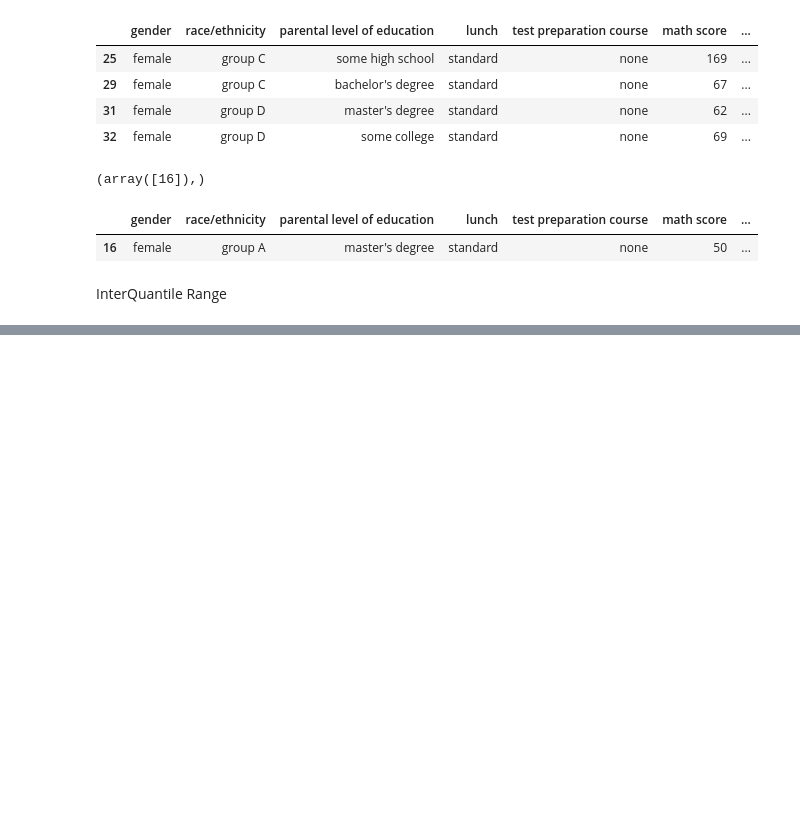
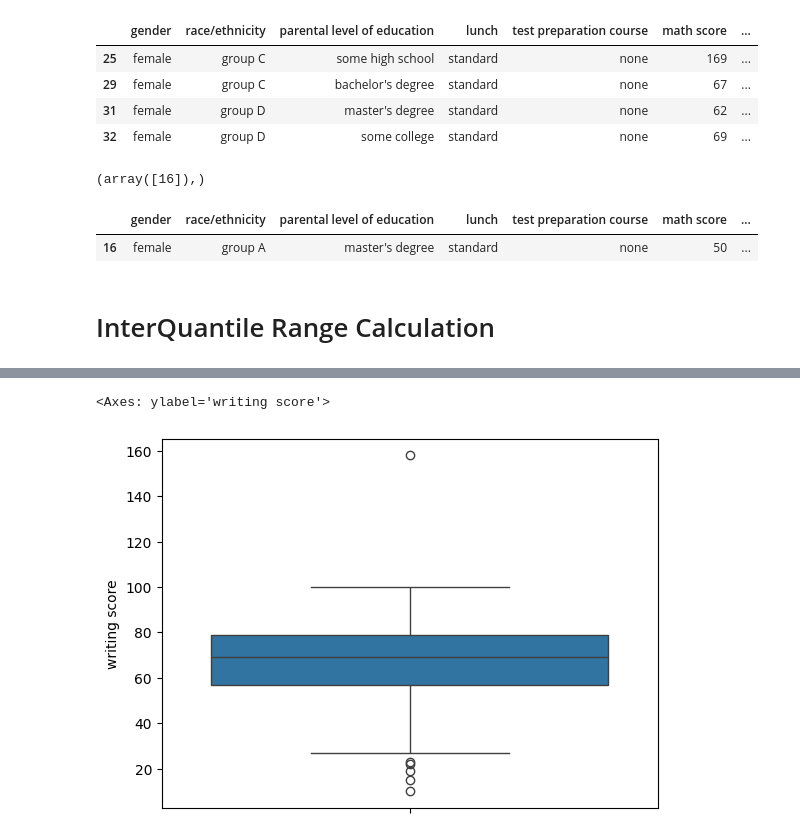
Before and after one commit to Kunals0612/TE_Lab_Assignments, a Jupyter notebook: DSBDAL/Assignment2.ipynb, the cells around one changed output, grey strips where cells are left out. Cells and saved outputs as stored; diff of their text form; code cells hidden in the pictures; blank space fills up the shorter version.

```diff
--- a/DSBDAL/Assignment2.ipynb
+++ b/DSBDAL/Assignment2.ipynb
@@ -54,7 +54,3 @@ math score                     0
 reading score                  0
 writing score                  0
 dtype: int64
-# %%
-df['math score'].fillna(df['math score'].mean(),inplace=True)
-df['reading score'].fillna(df['reading score'].mean(),inplace=True)
-df['writing score'].fillna(df['writing score'].mean(),inplace=True)
@@ -141,8 +80,8 @@ outlier_rows
 (array([16]),)
 |  | gender | race/ethnicity | parental level of education | lunch | test preparation course | math score | ... |
 | 16 | female | group A | master's degree | standard | none | 50 | ... |
-# %% [markdown]
-InterQuantile Range
+# %% [markdown]
+# InterQuantile Range Calculation
 # %%
 def detect_outliers_iqr(data,column):
     Q1 = data[column].quantile(0.25)
@@ -169,0 +111,5 @@ outliers
+# %%
+sb.boxplot(df['writing score'])
+# %% [output]
+<Axes: ylabel='writing score'>
+[figure, added]
```
Also changed, not shown: parts of 16 cells of this notebook, 1 other file.
